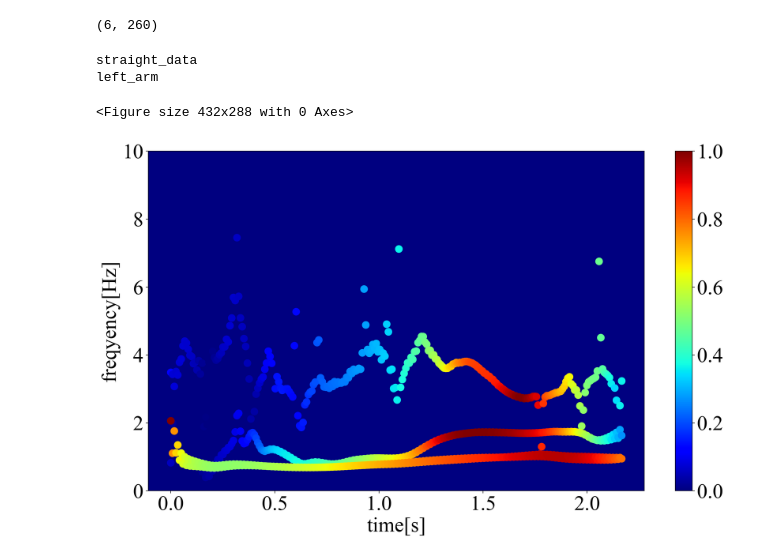
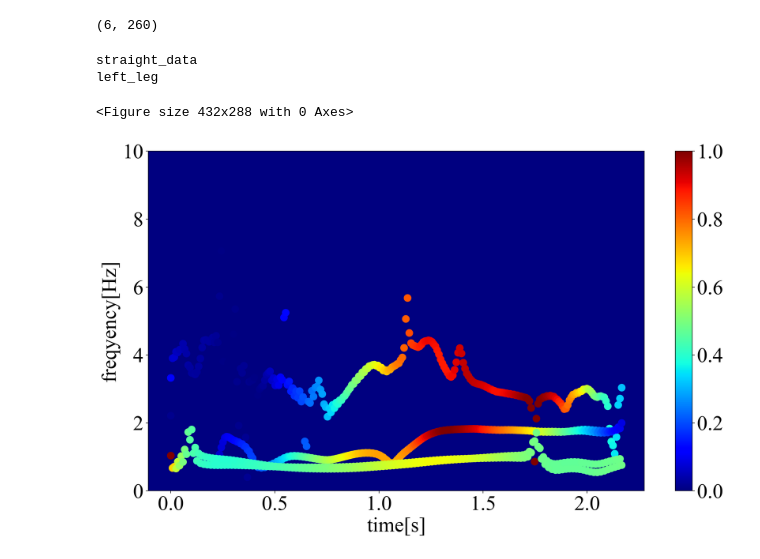
Before and after one commit to chudai8141/golf2, a Jupyter notebook: GolfMEMD/hht_calculation.ipynb, the cells around one changed output. Saved outputs shown, nothing was run; the diff lists cells and outputs as text; code cells hidden in the pictures.

```diff
--- a/GolfMEMD/hht_calculation.ipynb
+++ b/GolfMEMD/hht_calculation.ipynb
@@ -13,8 +13,8 @@ import ht
 # check 1
 # setting joint
 j = Joint()
-set_joint = j.left_arm
-joint_name = 'left_arm'
+set_joint = j.left_leg
+joint_name = 'left_leg'
 
 
 # check 2
@@ -50,13 +50,12 @@ print(min_frame)
 
 # straight
 follor_throught = 260 - min_frame
+print(follor_throught)
 
 
 #check 4
-save_path = os.path.join('./output_image/1111/', select_data, (joint_name + '.png'))
+save_path = os.path.join('./output_image/1111/', select_data)
 print(save_path)
-
-print(follor_throught)
 # %% [output]
 straight_data
 186
@@ -388,24 +387,25 @@ print(spectrum_time.shape)
 # %%
 print(select_data)
 print(joint_name)
 # spectrogram plot
 plt.clf()
 plt.figure(dpi = 200, figsize=(16, 9))
 plt.rcParams['font.family'] = 'Times new Roman'
 plt.rcParams['font.size'] = 30
 for n in range(3, Nod):
     plt.scatter(spectrum_time[n, :], all_freq_data[n, :], s = 100, c=all_amp_data[n, :frame], cmap='jet')
 ax = plt.gca()
 ax.set_facecolor([0.0, 0.0, 0.5])
 plt.ylim(0, 10)
 plt.xlabel('time[s]')
 plt.ylabel('freqyency[Hz]')
 plt.colorbar()
 plt.clim(0,1)
-plt.savefig(save_path)
+file_name = joint_name + '_' + select_data + '_' + 'IMF4_IMF5_IMF6.png'
+plt.savefig(os.path.join(save_path, file_name))
 plt.show()
 # %% [output]
 straight_data
-left_arm
+left_leg
 <Figure size 432x288 with 0 Axes>
-[figure, old version]
+[figure, new version]
```
Also changed, not shown: parts of 5 cells of this notebook.
